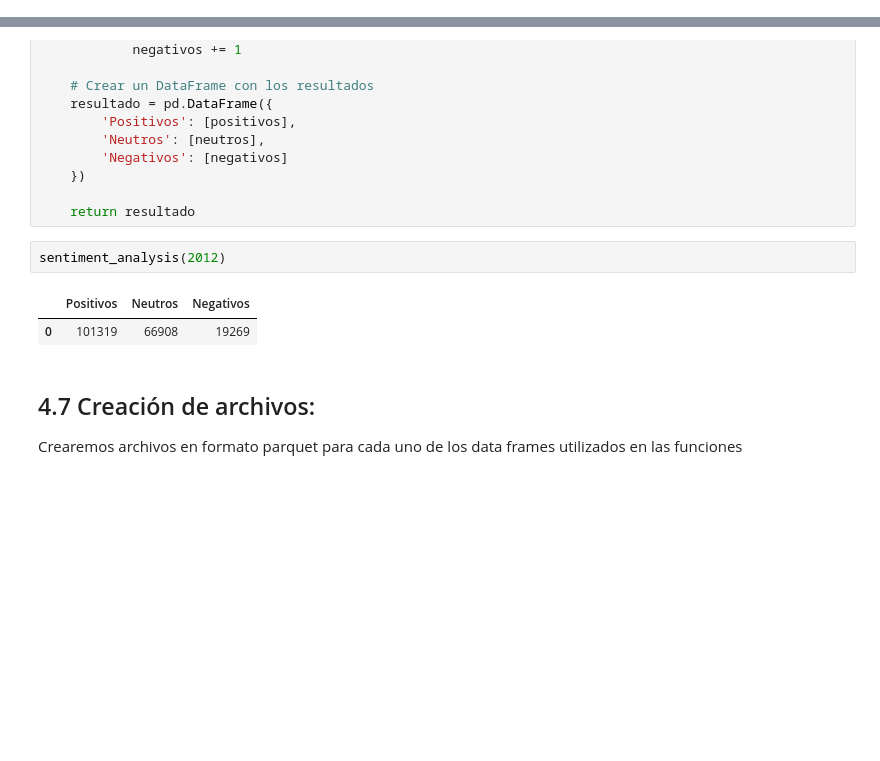
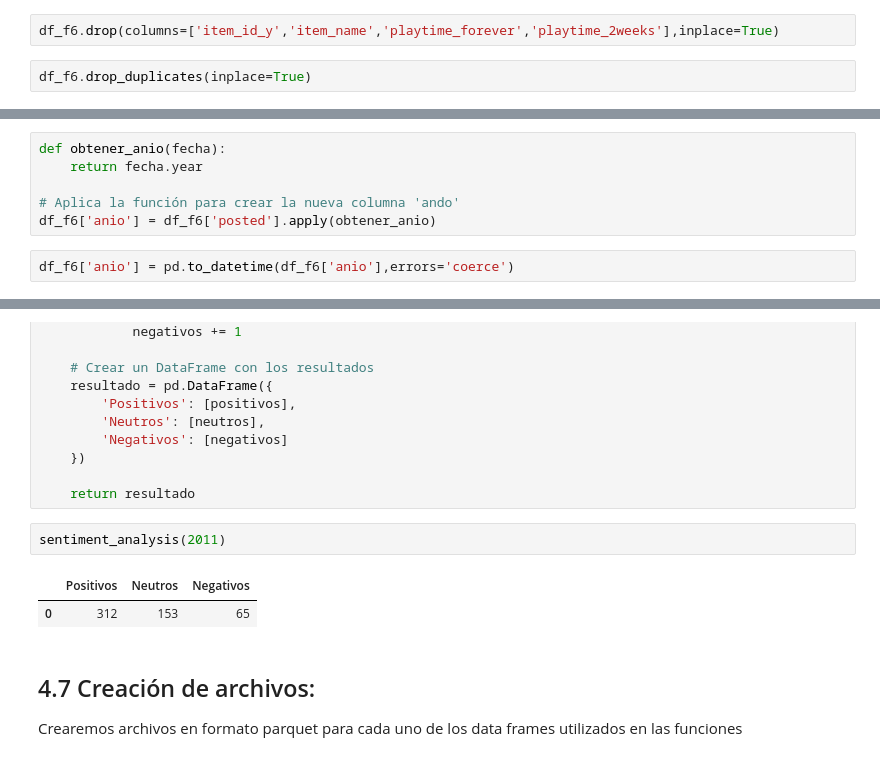
Before and after one commit to JPBertonee/PI_MLOps_Henry, a Jupyter notebook: Desarrollo.ipynb, the cells around one changed output, grey strips where cells are left out. Saved outputs shown, nothing was run; the diff lists cells and outputs as text; blank space fills up the shorter version.

```diff
--- a/Desarrollo.ipynb
+++ b/Desarrollo.ipynb
@@ -857,3 +851,7 @@ df_f6.head(2)
+# %%
+df_f6.drop(columns=['item_id_y','item_name','playtime_forever','playtime_2weeks'],inplace=True)
+# %%
+df_f6.drop_duplicates(inplace=True)
 # %% [markdown]
 Luego, nos quedamos con las dos columnas que nos van a servir para realizar la función.
 # %%
@@ -871,6 +869,14 @@ df_f6['posted'] = pd.to_datetime(df_f6['posted'],errors='coerce')
 
 # Eliminamos los valores con error (NaT), por ejemplo, fechas que no tenían el año.
 df_f6.dropna(inplace=True)
+# %%
+def obtener_anio(fecha):
+    return fecha.year
+
+# Aplica la función para crear la nueva columna 'ando'
+df_f6['anio'] = df_f6['posted'].apply(obtener_anio)
+# %%
+df_f6['anio'] = pd.to_datetime(df_f6['anio'],errors='coerce')
 # %%
 def sentiment_analysis(anio):
     '''
@@ -908,10 +914,10 @@ def sentiment_analysis(anio):
 
     return resultado
 # %%
-sentiment_analysis(2012)
+sentiment_analysis(2011)
 # %% [output]
 |  | Positivos | Neutros | Negativos |
-| 0 | 101319 | 66908 | 19269 |
+| 0 | 312 | 153 | 65 |
 # %% [markdown]
 ## 4.7 Creación de archivos:
 
```
Also changed, not shown: parts of 3 cells of this notebook, 2 other files.
